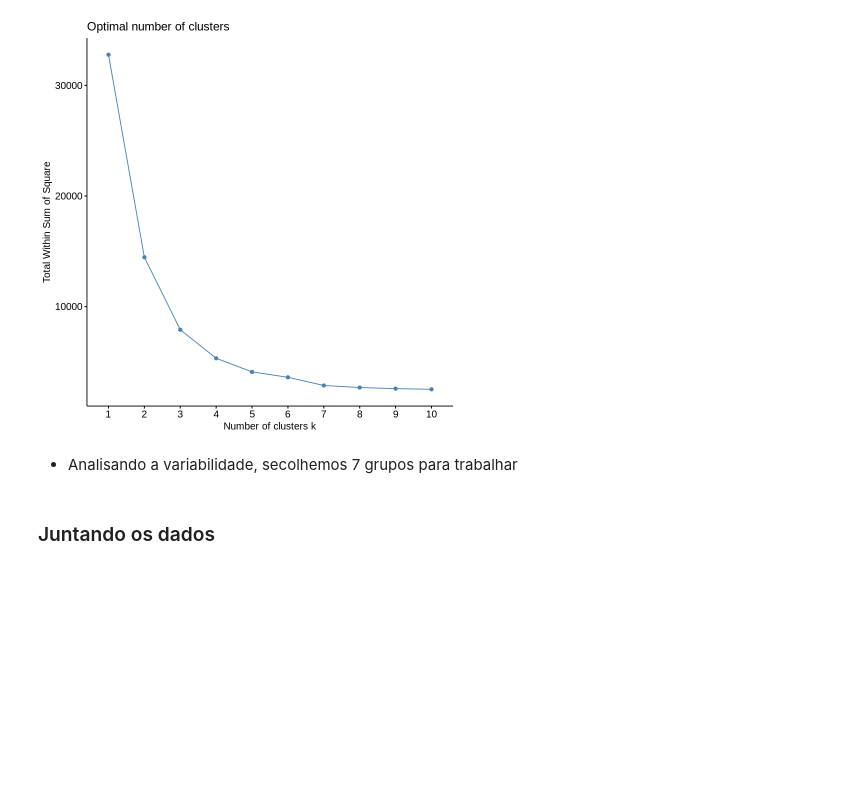
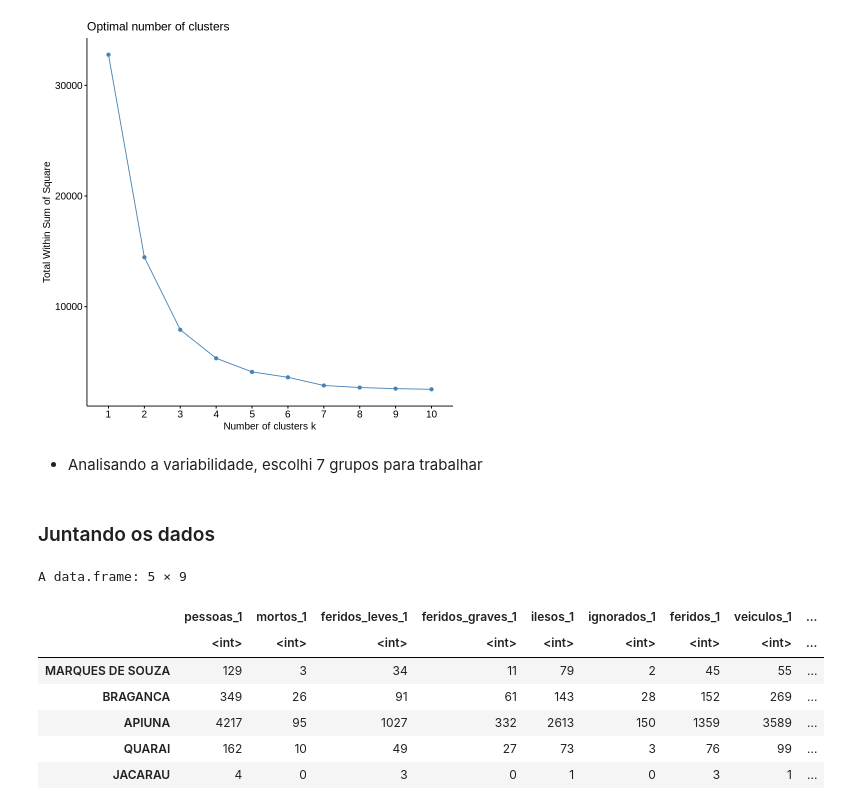
Before and after one commit to FelipeGBarreto/Projects, a Jupyter notebook: Clusters_Acidentes_BR.ipynb, the cells around one changed output. Drawn from its saved outputs; the diff is of its cells as text; code cells hidden in the pictures; blank space fills up the shorter version.

```diff
--- a/Clusters_Acidentes_BR.ipynb
+++ b/Clusters_Acidentes_BR.ipynb
@@ -72,9 +69,19 @@ fviz_nbclust(acidentes_med_pad, kmeans, method = "wss")# Como o método é o nã
 # %% [output]
 [figure]
 # %% [markdown]
-- Analisando a variabilidade, secolhemos 7 grupos para trabalhar
+- Analisando a variabilidade, escolhi 7 grupos para trabalhar
 # %% [markdown]
 ### Juntando os dados
 # %%
-acidentes_med <- cbind(acidentes_med, data.frame(municip.k7$cluster))
+acidentes_clusters <- cbind(acidentes_sum, data.frame(municip.k7$cluster))
+acidentes_clusters[sample(nrow(acidentes_clusters),5), ]
+# %% [output]
+A data.frame: 5 × 9
+|  | pessoas_1 | mortos_1 | feridos_leves_1 | feridos_graves_1 | ilesos_1 | ignorados_1 | feridos_1 | veiculos_1 | ... |
+|  | <int> | <int> | <int> | <int> | <int> | <int> | <int> | <int> | ... |
+| MARQUES DE SOUZA | 129 | 3 | 34 | 11 | 79 | 2 | 45 | 55 | ... |
+| BRAGANCA | 349 | 26 | 91 | 61 | 143 | 28 | 152 | 269 | ... |
+| APIUNA | 4217 | 95 | 1027 | 332 | 2613 | 150 | 1359 | 3589 | ... |
+| QUARAI | 162 | 10 | 49 | 27 | 73 | 3 | 76 | 99 | ... |
+| JACARAU | 4 | 0 | 3 | 0 | 1 | 0 | 3 | 1 | ... |
 # %% [markdown]
```
Also changed, not shown: parts of 19 cells of this notebook.
